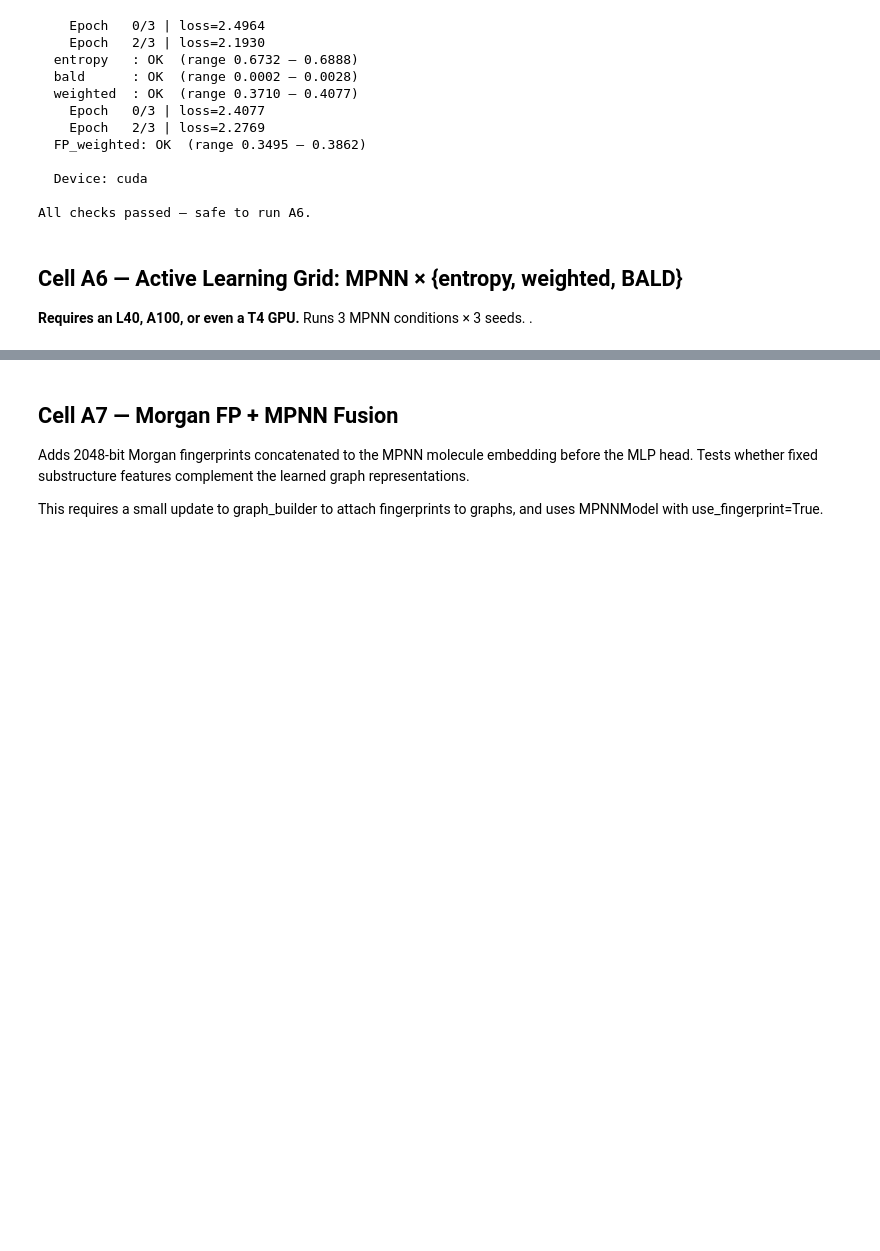
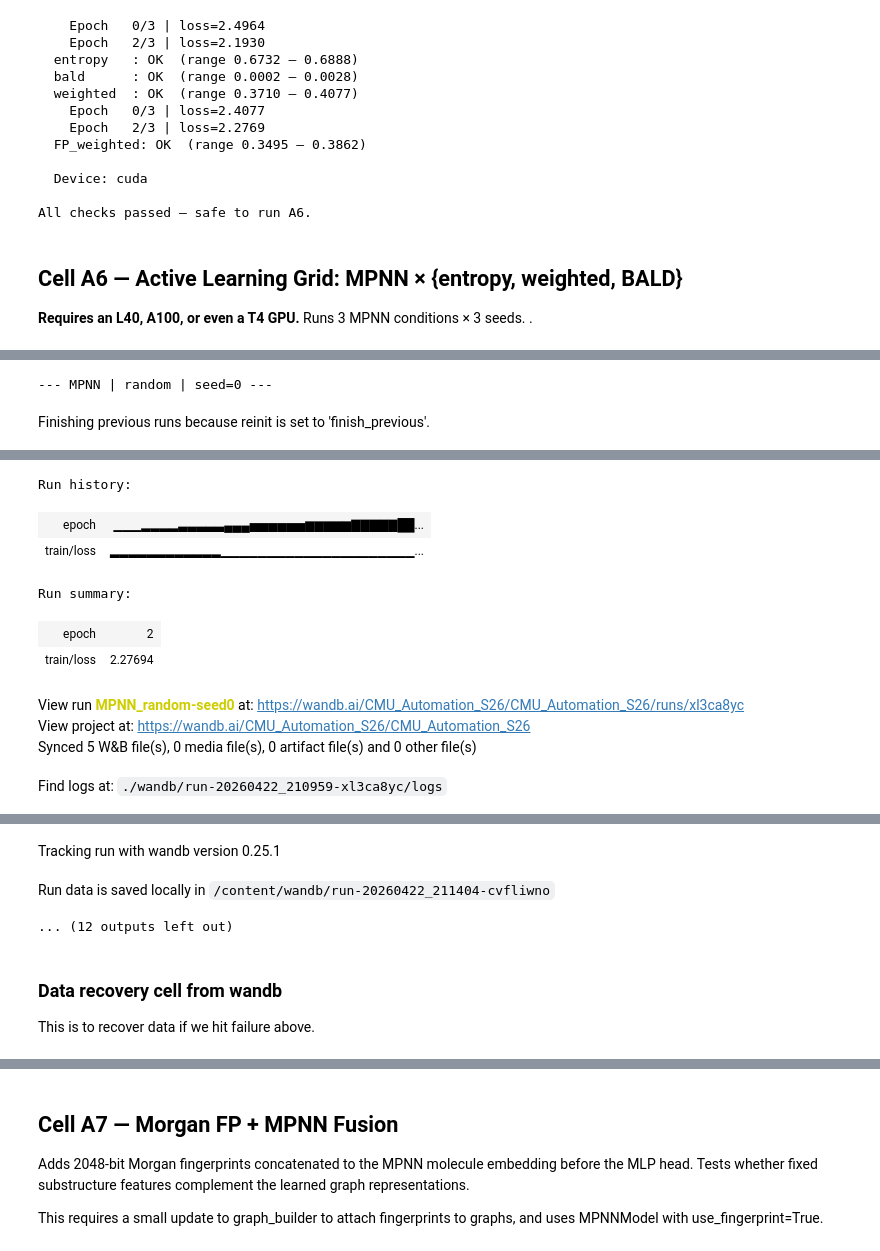
Before and after one commit to skothare/ASR_Proj, a Jupyter notebook: colab_runner.ipynb, the cells around one changed output, grey strips where cells are left out. Saved outputs shown, nothing was run; the diff lists cells and outputs as text; code cells hidden in the pictures; blank space fills up the shorter version.

```diff
--- a/colab_runner.ipynb
+++ b/colab_runner.ipynb
@@ -914,13 +902,14 @@ def run_and_log(learner_name, acq, model_factory, seeds=range(N_SEEDS)):
         )
 
         # Log every iteration to WandB
+        total_actives = int(y_pool.sum())
         for r in results:
             wandb.log({
-                "al/n_labeled":    r.n_labeled,
                 "al/auprc":        r.auprc,
                 "al/auroc":        r.auroc,
                 "al/hit_recovery": r.hit_recovery or 0,
-            })
+                "al/n_actives_found": int((r.hit_recovery or 0) * total_actives),
+            }, step=r.n_labeled)   # use n_labeled as the WandB step
         wandb.finish()
 
         r_dict = {
@@ -936,9 +925,3 @@ def run_and_log(learner_name, acq, model_factory, seeds=range(N_SEEDS)):
         print(f"  Saved: {path}  ({(time.time()-t0)/60:.1f} min)")
 
     return seed_results
-
-# Run RF conditions
-from models.random_forest_model import RandomForestModel
-rf_entropy  = run_and_log("RF", "entropy",  lambda s: RandomForestModel(seed=s))
-rf_weighted = run_and_log("RF", "weighted", lambda s: RandomForestModel(seed=s))
-print("RF conditions complete.")
@@ -1088,0 +1204,7 @@ Run summary:
+# %%
+mpnn_random = run_and_log("MPNN", "random",
+                  lambda s: MPNNModel(seed=s, **MPNN_CONFIG),
+                  seeds=[0])
+# %% [output]
+--- MPNN | random | seed=0 ---
+Finishing previous runs because reinit is set to 'finish_previous'.
@@ -1088,0 +1212,10 @@ Run summary:
+Run history:
+| epoch | ▁▁▁▂▂▂▂▃▃▃▃▃▄▄▄▅▅▅▅▅▅▆▆▆▆▆▇▇▇▇▇██... |
+| train/loss | ▂▂▂▂▂▂▂▂▂▂▂▂▁▁▁▁▁▁▁▁▁▁▁▁▁▁▁▁▁▁▁▁▁... |
+Run summary:
+| epoch | 2 |
+| train/loss | 2.27694 |
+View run MPNN_random-seed0 at: https://wandb.ai/CMU_Automation_S26/CMU_Automation_S26/runs/xl3ca8yc
+View project at: https://wandb.ai/CMU_Automation_S26/CMU_Automation_S26
+Synced 5 W&B file(s), 0 media file(s), 0 artifact file(s) and 0 other file(s)
+Find logs at: ./wandb/run-20260422_210959-xl3ca8yc/logs
@@ -1088,0 +1223,3 @@ Run summary:
+Tracking run with wandb version 0.25.1
+Run data is saved locally in /content/wandb/run-20260422_211404-cvfliwno
+... (12 outputs left out)
@@ -1088,0 +1234,4 @@ Run summary:
+# %% [markdown]
+### Data recovery cell from wandb
+
+This is to recover data if we hit failure above.
```
Also changed, not shown: parts of 20 cells of this notebook, 5 other files.
